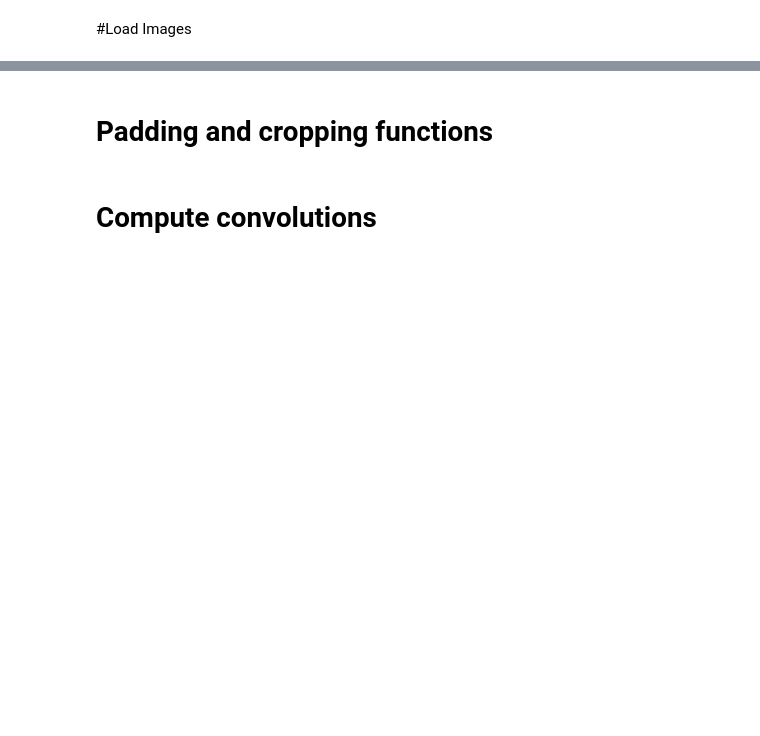
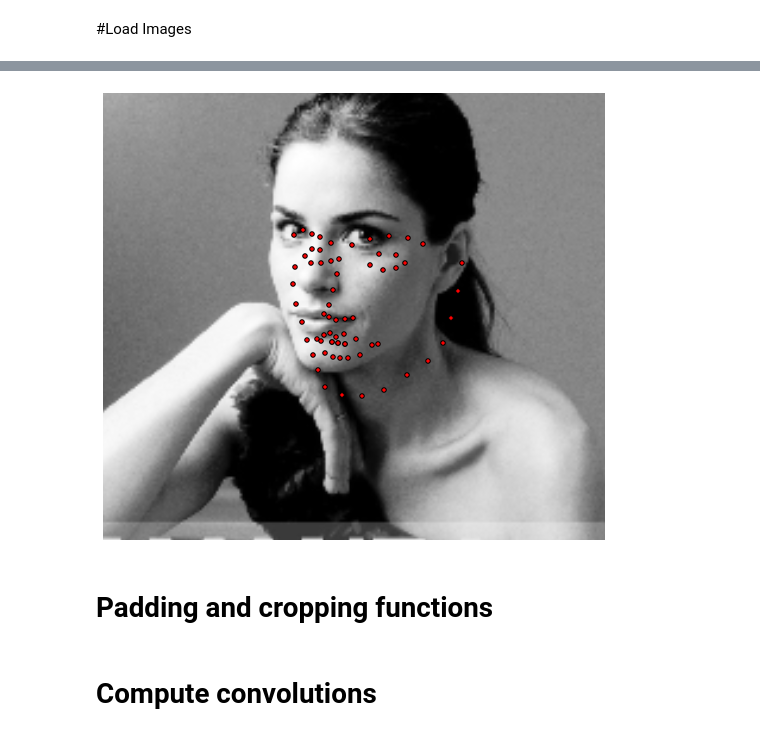
Before and after one commit to jalabort/alaborticcv2015, a Jupyter notebook: notebooks/convolutions.ipynb, the cells around one changed output, grey strips where cells are left out. Drawn from its saved outputs; the diff is of its cells as text; code cells hidden in the pictures; blank space fills up the shorter version.

```diff
--- a/notebooks/convolutions.ipynb
+++ b/notebooks/convolutions.ipynb
@@ -29,3 +33,10 @@ visualize_images(images)
+# %%
+for key in i.landmarks.keys():
+    i.landmarks[key].lms.points= i.landmarks[key].lms.points + 10
+# %%
+i.view_widget()
+# %% [output]
+[figure, added]
 # %% [markdown]
 # Padding and cropping functions
 # %%
```
Also changed, not shown: parts of 13 cells of this notebook.
